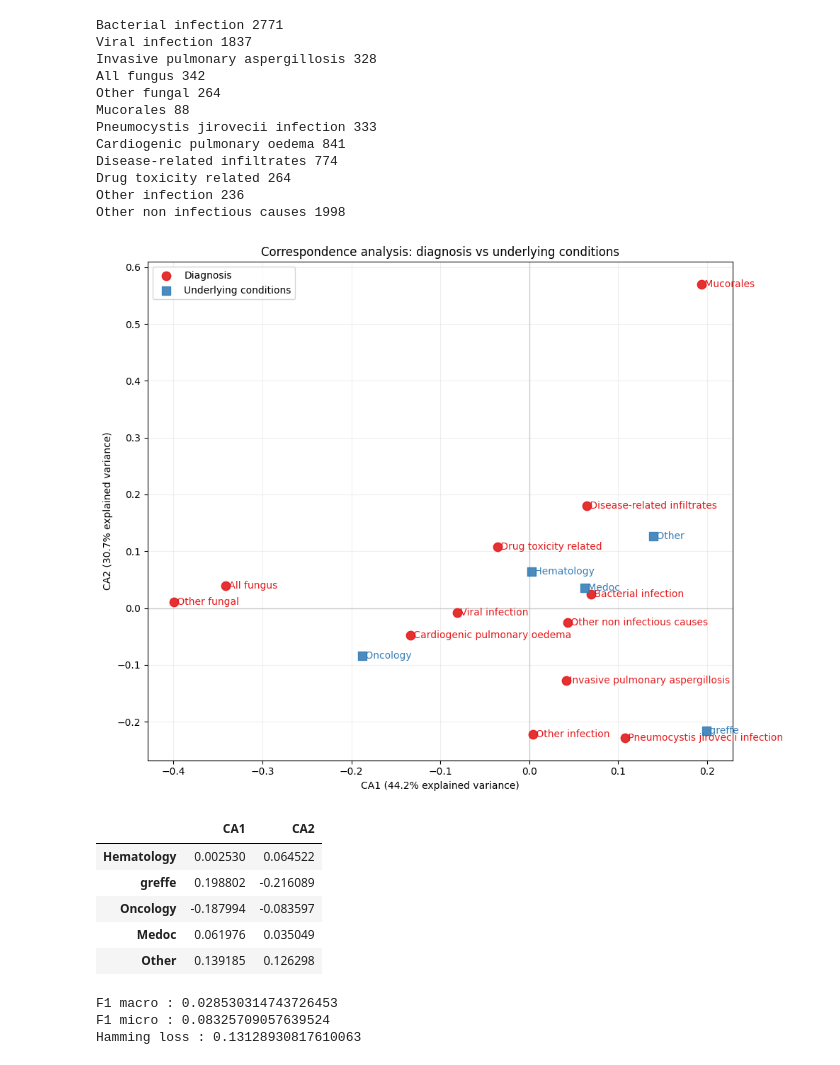
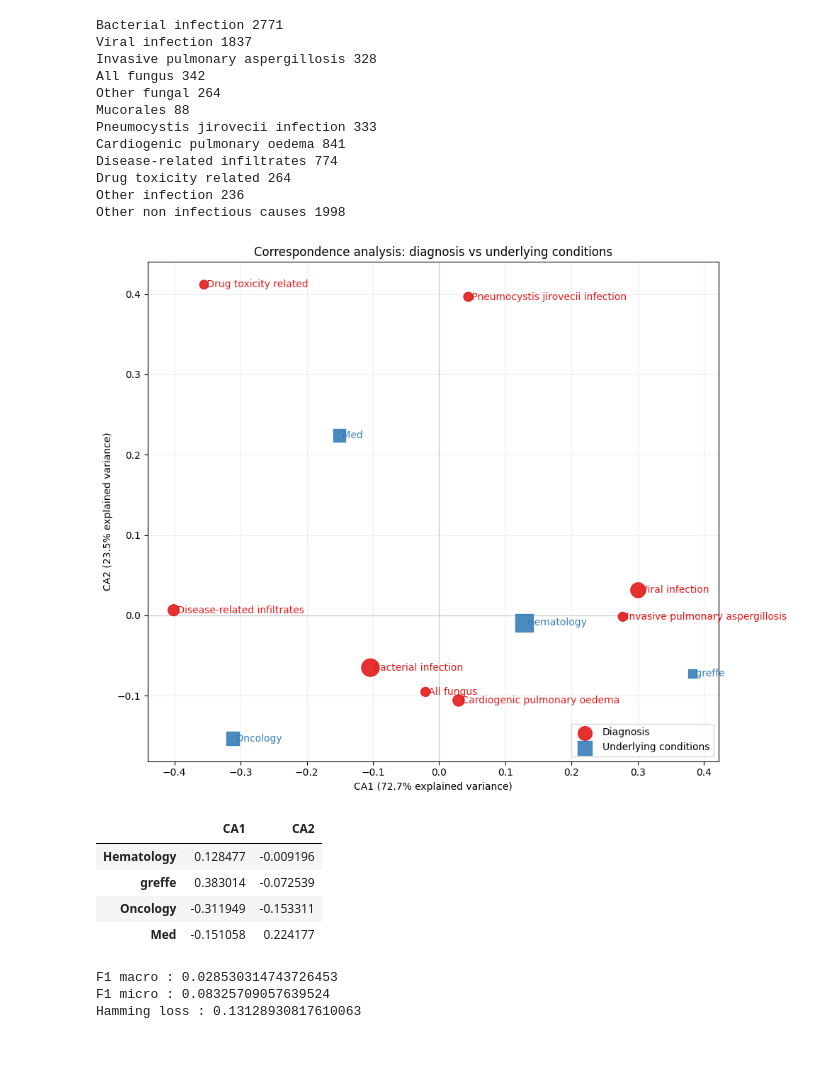
Before and after one commit to Romain-Forte/respiratory_diagnostics, a Jupyter notebook: bazea_dataset.ipynb, the cells around one changed output. Cells and saved outputs as stored; diff of their text form; code cells hidden in the pictures.

Commit message:
cleaning

```diff
--- a/bazea_dataset.ipynb
+++ b/bazea_dataset.ipynb
@@ -37,12 +37,12 @@ df_oxygen = df_groh[feature_lists["oxygene"]]
 df_death = df_groh[feature_lists['death']]
 df_death = df_death.copy()
 df_death[["DATEDECES","DSORTREA","DATSORTIEHOSP","DATADMHOSPI","DATADMREA"]] = df_death[["DATEDECES","DSORTREA","DATSORTIEHOSP","DATADMHOSPI","DATADMREA"]].apply(pd.to_datetime, errors="coerce")
-df_death["death_days"] = (df_death['DATEDECES'] -  df_death['DSORTREA']).dt.days
+df_death["death_days"] = (df_death['DATEDECES'] -  df_death['DATADMHOSPI']).dt.days
 df_death["hosp_death"] = df_death["ETATSORTIEHOSP"]
 df_death["ICU_stay"] = (df_death['DSORTREA'] -  df_death['DATADMREA']).dt.days
 df_death["hosp_stay"] = (df_death['DATSORTIEHOSP'] -  df_death['DATADMHOSPI']).dt.days
 df_death["death_rea"]  =  df_death["ESORTREA"]
-df_death["death_90_days"]  = df_death["ETATSORTIEHOSP"] == 1 | (df_death["death_days"].notna() & (df_death["death_days"] <= 90))
+df_death["death_90_days"]  =  (( df_death["ETATSORTIEHOSP"] == 1) | ( df_death["ESORTREA"] == 1))  | (df_death["death_days"].notna() & (df_death["death_days"] <= 90.0))
 
 features_grroh = df_groh[feature_lists["Liste_features_grroh"] + feature_lists["Liste_features_scan_radio"]+ feature_lists["features_etiology"] ]
 mapping_df = construire_mapping_renommage(feature_lists["Liste_features_grroh"] +feature_lists["Liste_features_scan_radio"] + feature_lists["features_etiology"] )
@@ -69,7 +69,7 @@ strategie_fill_nan = {
 grroh_clean = nettoyer_nan_par_colonne(df_renomme,strategie_fill_nan)
 grroh_clean["Hem_mal"]  = grroh_clean["Hem_mal"] .fillna(0)
 
-grroh_clean_transform = transform_features(df_renomme)#grroh_clean
+grroh_clean_transform = transform_features(grroh_clean)#grroh_clean
 grroh_clean_transform = grroh_clean_transform.drop(columns=['Leukocytes'])
 # Enlever les non diag
 L_diag = ['Bacterial infection', 'Viral infection',
@@ -150,4 +189,4 @@ Index(['Study', 'PATIENT', 'CENTRE', 'SEXE', 'DATNAI', 'age', 'DATINC',
 # %%
-for col in df_oxygen.columns:
-    print(df_oxygen[col].value_counts(),df_oxygen[col].value_counts()/len(df_oxygen))
+for col in df_death.columns:
+    print(df_death[col].value_counts(),df_death[col].value_counts()/len(df_death))
 # %% [output]
@@ -545,19 +723,19 @@ mapping_maladie_sous_jacente ={
         'Hem_mal_other', 'HSCT_BMT_Autograft', 'HSCT_BMT_Allograft', 'Leukostase'] ,
     'greffe' : ['Organ_transpl'],
     'Oncology' : ['Solid_tumor', 'Chemotherapy'],
-    'Medoc' : ['Ibr_Flu_Met', 'Tar_ther', 'Immunotherapy', 'Carttcells', 'Steroids_YN']
+    'Med' : ['Ibr_Flu_Met', 'Tar_ther', 'Immunotherapy', 'Carttcells', 'Steroids_YN']
                     }
 df_condition = fusionner_labels(features_efraim, mapping_maladie_sous_jacente, mode="max")
-df_condition['Other'] = 1 - df_condition[['Hematology', 'greffe', 'Oncology', 'Medoc']].max(axis =1)
+df_condition['Other'] = 1 - df_condition[['Hematology', 'greffe', 'Oncology', 'Med']].max(axis =1)
 # order = hemato > greffe > médicaments > onco
 df_condition_ordered = df_condition.copy()
 def remplace_ordre(df,col1,col2):
     df[col2] = df[col2] * (1 - df[col1])
 remplace_ordre(df_condition_ordered,'Hematology', 'greffe')
 remplace_ordre(df_condition_ordered,'Hematology', 'Oncology')
-remplace_ordre(df_condition_ordered,'Hematology', 'Medoc')
+remplace_ordre(df_condition_ordered,'Hematology', 'Med')
 remplace_ordre(df_condition_ordered,'greffe', 'Oncology',)
-remplace_ordre(df_condition_ordered, 'greffe', 'Medoc')
-remplace_ordre(df_condition_ordered,'Medoc', 'Oncology')
+remplace_ordre(df_condition_ordered, 'greffe', 'Med')
+remplace_ordre(df_condition_ordered,'Med', 'Oncology')
 test = df_condition_ordered.sum(axis=1).value_counts()
 # %%
@@ -608,25 +791,24 @@ Other non infectious causes 1998
 # %%
 sys.modules.pop('utils.correspondence_analysis',None)
 from utils.correspondence_analysis import correspondence_analysis_from_dataframe
-df_with_condition = pd.concat([features_grroh, labels_grroh,df_condition_ordered], axis=1)
-
+df_with_condition = pd.concat([features_efraim, labels_efraim,df_condition_ordered], axis=1)
+df_with_condition = df_with_condition.drop(columns = ['Mucorales','Other fungal','Other infection','Other non infectious causes','Other'])
 result = correspondence_analysis_from_dataframe(
     df=df_with_condition,
-    diagnosis_columns=labels_efraim.columns,
-    underlying_condition_columns=df_condition.columns,
+    diagnosis_columns=labels_efraim.drop(columns = ['Mucorales','Other fungal','Other infection','Other non infectious causes']).columns,
+    underlying_condition_columns=df_condition.drop(columns = ['Other']).columns,
 )
 
 result["contingency_table"]
 result["row_coordinates"]
 result["column_coordinates"]
 # %% [output]
-[figure, old version]
+[figure, new version]
 |  | CA1 | CA2 |
-| Hematology | 0.002530 | 0.064522 |
-| greffe | 0.198802 | -0.216089 |
-| Oncology | -0.187994 | -0.083597 |
-| Medoc | 0.061976 | 0.035049 |
-| Other | 0.139185 | 0.126298 |
+| Hematology | 0.128477 | -0.009196 |
+| greffe | 0.383014 | -0.072539 |
+| Oncology | -0.311949 | -0.153311 |
+| Med | -0.151058 | 0.224177 |
 # %%
 from catboost import CatBoostClassifier
 from sklearn.model_selection import train_test_split
```
Also changed, not shown: parts of 22 cells of this notebook, 16 other files.
